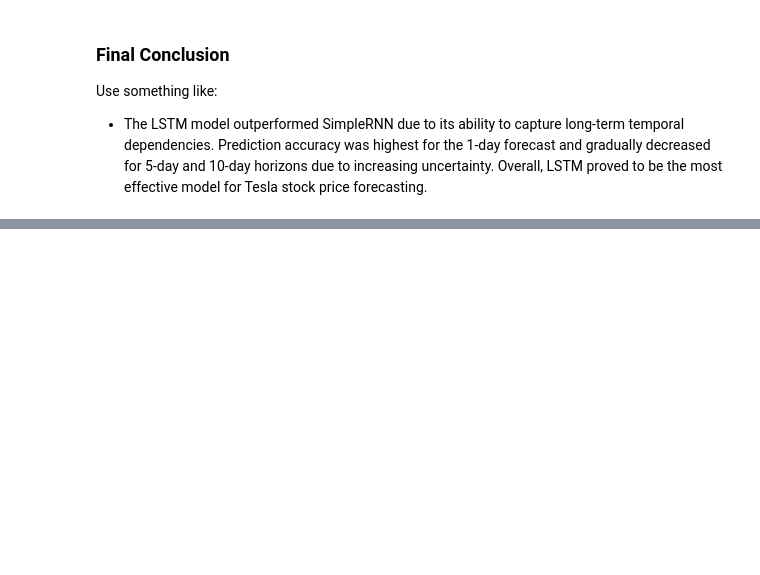
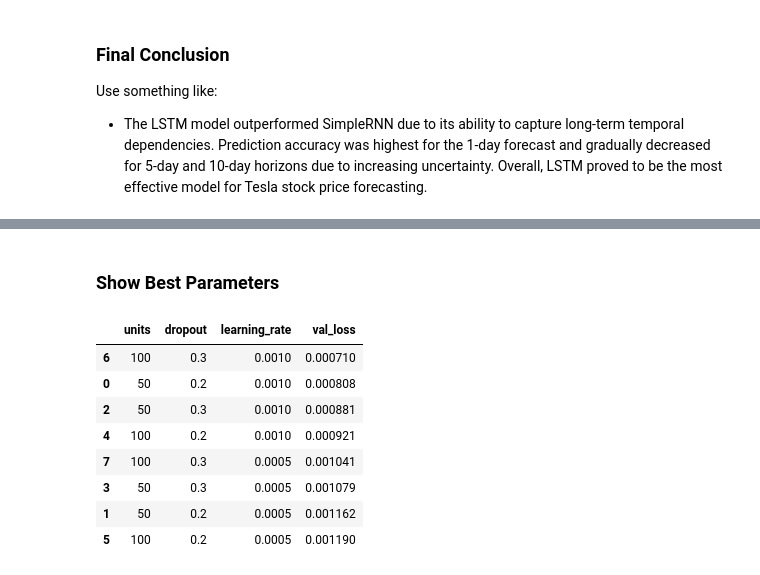
Before and after one commit to updesh1/Stock-Price-Prediction, a Jupyter notebook: notebooks/tesla_stock_prediction.ipynb, the cells around one changed output, grey strips where cells are left out. Drawn from its saved outputs; the diff is of its cells as text; code cells hidden in the pictures; blank space fills up the shorter version.

```diff
--- a/notebooks/tesla_stock_prediction.ipynb
+++ b/notebooks/tesla_stock_prediction.ipynb
@@ -1222,0 +1258,37 @@ Use something like:
+# %%
+tuning_results = []
+
+units_list = [50, 100]
+dropout_list = [0.2, 0.3]
+learning_rates = [0.001, 0.0005]
+
+for units in units_list:
+    for dropout in dropout_list:
+        for lr in learning_rates:
+
+            print("Training:", units, dropout, lr)
+
+            model = build_lstm_model(
+                units,
+                dropout,
+                lr
+            )
+
+            history = model.fit(
+                X_train,
+                y_train,
+                validation_data=(X_test, y_test),
+                epochs=20,
+                batch_size=32,
+                callbacks=[early_stop],
+                verbose=0
+            )
+
+            val_loss = min(history.history['val_loss'])
+
+            tuning_results.append({
+                "units": units,
+                "dropout": dropout,
+                "learning_rate": lr,
+                "val_loss": val_loss
+            })
@@ -1222,0 +1304,19 @@ Use something like:
+# %% [markdown]
+### Show Best Parameters
+# %%
+tuning_df = pd.DataFrame(tuning_results)
+
+tuning_df.sort_values(
+    by="val_loss",
+    ascending=True
+)
+# %% [output]
+|  | units | dropout | learning_rate | val_loss |
+| 6 | 100 | 0.3 | 0.0010 | 0.000710 |
+| 0 | 50 | 0.2 | 0.0010 | 0.000808 |
+| 2 | 50 | 0.3 | 0.0010 | 0.000881 |
+| 4 | 100 | 0.2 | 0.0010 | 0.000921 |
+| 7 | 100 | 0.3 | 0.0005 | 0.001041 |
+| 3 | 50 | 0.3 | 0.0005 | 0.001079 |
+| 1 | 50 | 0.2 | 0.0005 | 0.001162 |
+| 5 | 100 | 0.2 | 0.0005 | 0.001190 |
```
Also changed, not shown: parts of 41 cells of this notebook, 6 other files.
